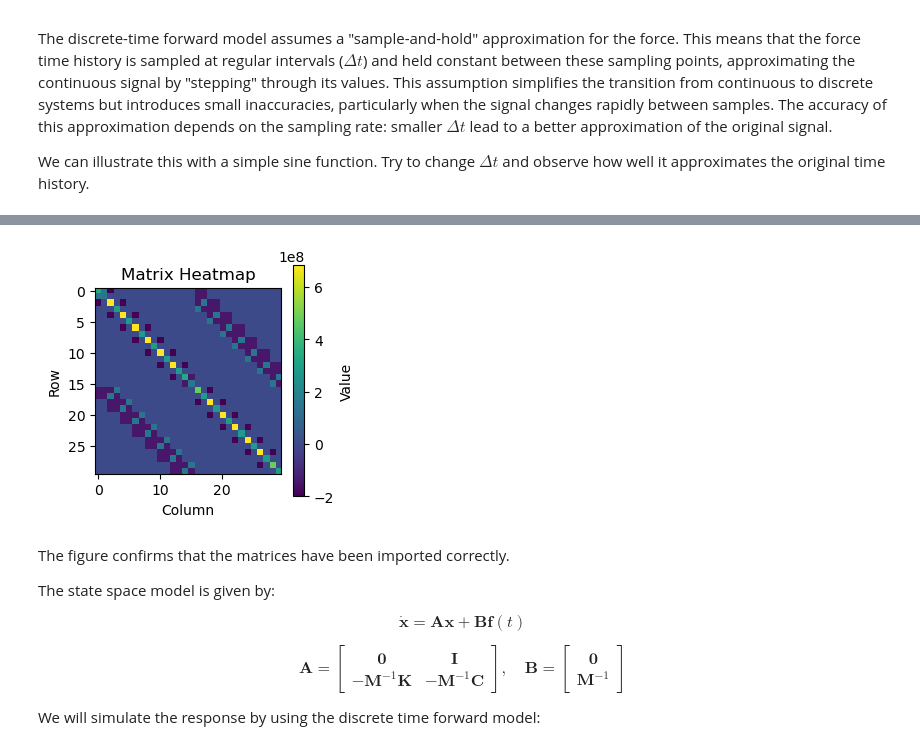
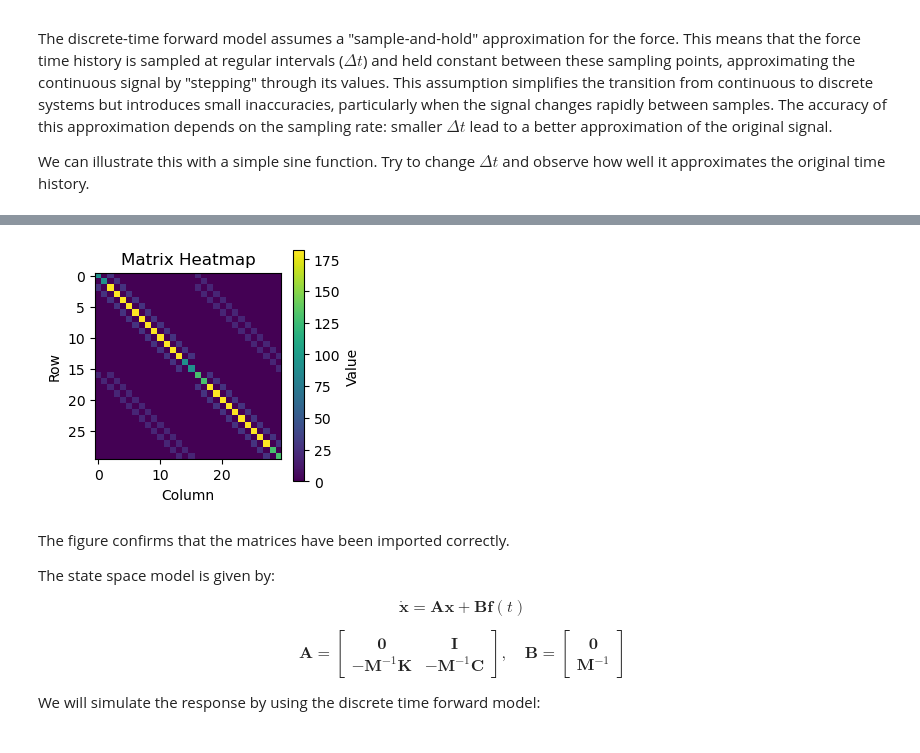
Before and after one commit to oiseth/TKT4108StructuralDynamics2, a Jupyter notebook: python/jupyterNotebooks/Example 6_2 Discrete time forward model.ipynb, the cells around one changed output, grey strips where cells are left out. Saved outputs shown, nothing was run; the diff lists cells and outputs as text; code cells hidden in the pictures.

```diff
--- a/python/jupyterNotebooks/Example 6_2 Discrete time forward model.ipynb
+++ b/python/jupyterNotebooks/Example 6_2 Discrete time forward model.ipynb
@@ -98,31 +98,31 @@ We start by importing $\mathbf{M}$, $\mathbf{K}$, and the node data which are st
 # %%
 import csv
 
 # Open the CSV file and read it into a NumPy array
 def csv_to_numpy_array(file_path):
     with open(file_path, 'r') as csvfile:
         reader = csv.reader(csvfile)
         data = list(reader)
 
     # Convert the list of lists to a NumPy array
     return np.array(data).astype(float)
 
 nodes=csv_to_numpy_array('truss/nodes.csv')
 elements=csv_to_numpy_array('truss/elements.csv')
 M=csv_to_numpy_array('truss/truss_mass_matrix.csv')
 K=csv_to_numpy_array('truss/truss_stiffness_matrix.csv')
 C=0.01*M+0.001*K
 
 # Visualize M or K
 plt.figure(figsize=(3,3))
-plt.imshow(K, cmap='viridis', interpolation='none')
+plt.imshow(M, cmap='viridis', interpolation='none')
 plt.colorbar(label='Value')
 plt.title('Matrix Heatmap')
 plt.xlabel('Column')
 plt.ylabel('Row')
 plt.show()
 # %% [output]
-[figure, old version]
+[figure, new version]
 # %% [markdown]
 The figure confirms that the matrices have been imported correctly.
 
```
Also changed, not shown: parts of 4 cells of this notebook.
